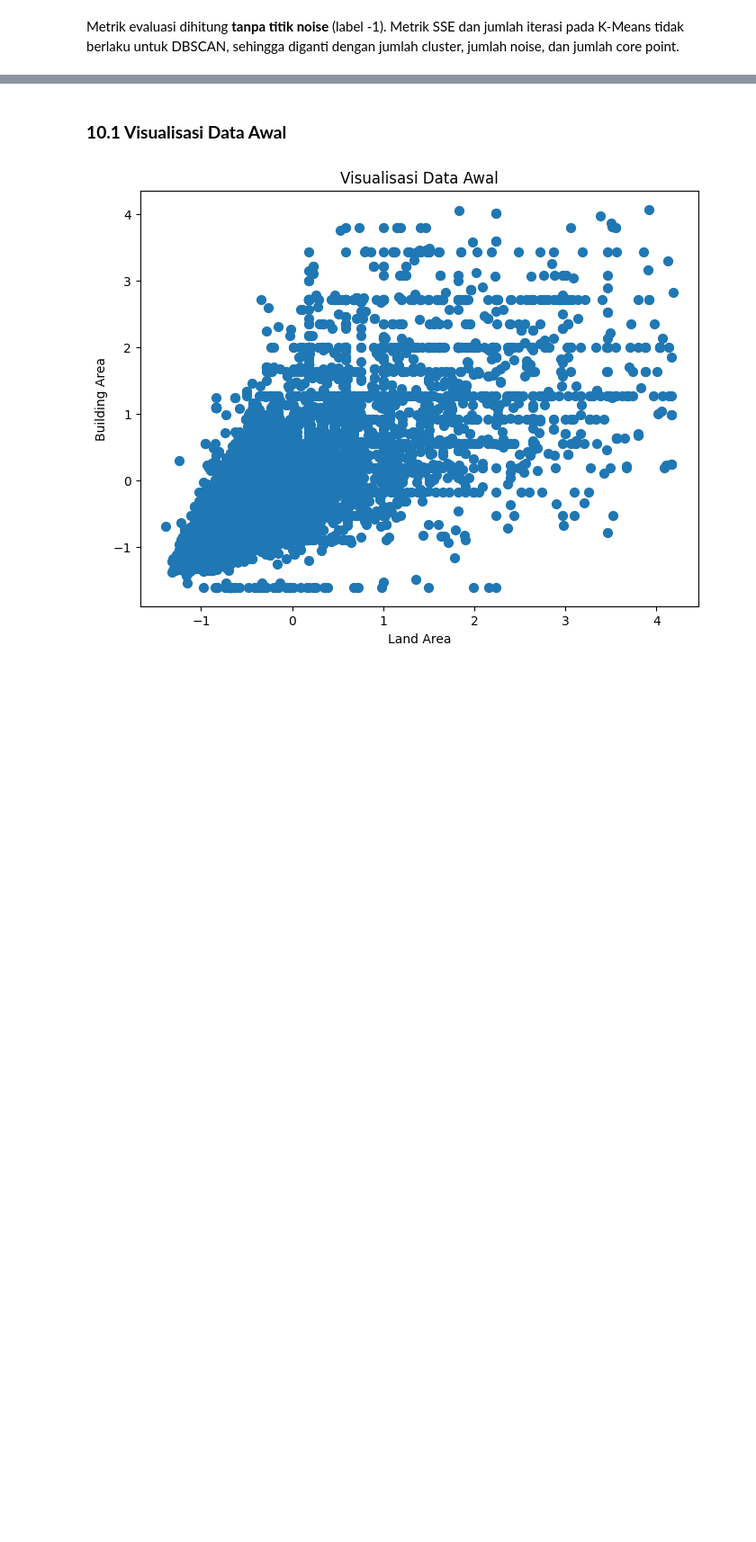
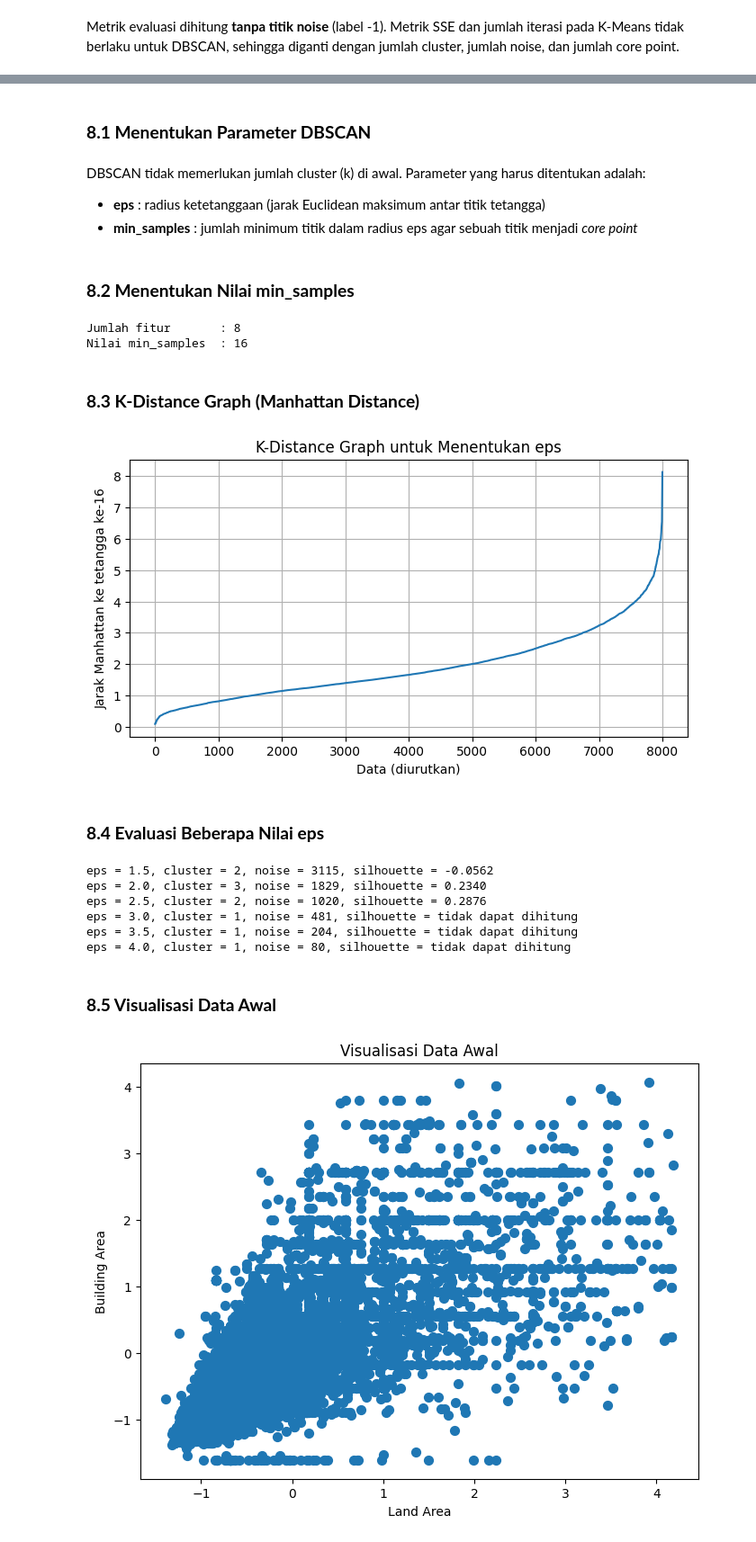
Before and after one commit to nurilhuda05/Pembelajaran_Mesin_2026, a Jupyter notebook: Kuis1_PembelajaranMesin_Muhammad Nuril Huda.ipynb, the cells around one changed output, grey strips where cells are left out. Shown at 90% size. Cells and saved outputs as stored; diff of their text form; code cells hidden in the pictures; blank space fills up the shorter version.

Commit message:
Menambahkan DBSCAN Cosine

```diff
--- a/Kuis1_PembelajaranMesin_Muhammad Nuril Huda.ipynb
+++ b/Kuis1_PembelajaranMesin_Muhammad Nuril Huda.ipynb
@@ -1404,5 +1464,78 @@ Execution Time (s) (↓)                                  5.80833
+# %% [markdown]
+### **8.1 Menentukan Parameter DBSCAN**
+# %% [markdown]
+DBSCAN tidak memerlukan jumlah cluster (k) di awal. Parameter yang harus ditentukan adalah:
+- **eps** : radius ketetanggaan (jarak Euclidean maksimum antar titik tetangga)
+- **min_samples** : jumlah minimum titik dalam radius eps agar sebuah titik menjadi *core point*
+# %% [markdown]
+### **8.2 Menentukan Nilai min_samples**
+# %%
+min_samples_dbscan = 2 * df.shape[1]
+
+print("Jumlah fitur       :", df.shape[1])
+print("Nilai min_samples  :", min_samples_dbscan)
+# %% [output]
+Jumlah fitur       : 8
+Nilai min_samples  : 16
+# %% [markdown]
+### **8.3 K-Distance Graph (Manhattan Distance)**
+# %%
+nn = NearestNeighbors(
+    n_neighbors=min_samples_dbscan,
+    metric='manhattan'
+)
+nn.fit(df)
+
+jarak_nn, _ = nn.kneighbors(df)
+
+k_distance = np.sort(jarak_nn[:, -1])
+
+plt.figure(figsize=(8,4))
+plt.plot(k_distance)
+plt.xlabel('Data (diurutkan)')
+plt.ylabel(f'Jarak Manhattan ke tetangga ke-{min_samples_dbscan}')
+plt.title('K-Distance Graph untuk Menentukan eps')
+plt.grid(True)
+plt.show()
+# %% [output]
+[figure, added]
+# %% [markdown]
+### **8.4 Evaluasi Beberapa Nilai eps**
+# %%
+daftar_eps = [1.5, 2.0, 2.5, 3.0, 3.5, 4.0]
+
+for eps_coba in daftar_eps:
+
+    model_coba = DBSCAN(
+        eps=eps_coba,
+        min_samples=min_samples_dbscan,
+        metric='manhattan'
+    )
+
+    label_coba = model_coba.fit_predict(df)
+
+    jumlah_cluster = len(set(label_coba)) - (1 if -1 in label_coba else 0)
+    jumlah_noise = np.sum(label_coba == -1)
+
+    if jumlah_cluster >= 2:
+        mask = label_coba != -1
+        skor = silhouette_score(
+            df[mask],
+            label_coba[mask],
+            metric='manhattan'
+        )
+        print(f'eps = {eps_coba}, cluster = {jumlah_cluster}, noise = {jumlah_noise}, silhouette = {skor:.4f}')
+    else:
+        print(f'eps = {eps_coba}, cluster = {jumlah_cluster}, noise = {jumlah_noise}, silhouette = tidak dapat dihitung')
+# %% [output]
+eps = 1.5, cluster = 2, noise = 3115, silhouette = -0.0562
+eps = 2.0, cluster = 3, noise = 1829, silhouette = 0.2340
+eps = 2.5, cluster = 2, noise = 1020, silhouette = 0.2876
+eps = 3.0, cluster = 1, noise = 481, silhouette = tidak dapat dihitung
+eps = 3.5, cluster = 1, noise = 204, silhouette = tidak dapat dihitung
+eps = 4.0, cluster = 1, noise = 80, silhouette = tidak dapat dihitung
 # %% [markdown]
-### **10.1 Visualisasi Data Awal**
+### **8.5 Visualisasi Data Awal**
 # %%
 plt.figure(figsize=(8,6))
 
```
Also changed, not shown: parts of 95 cells of this notebook.
